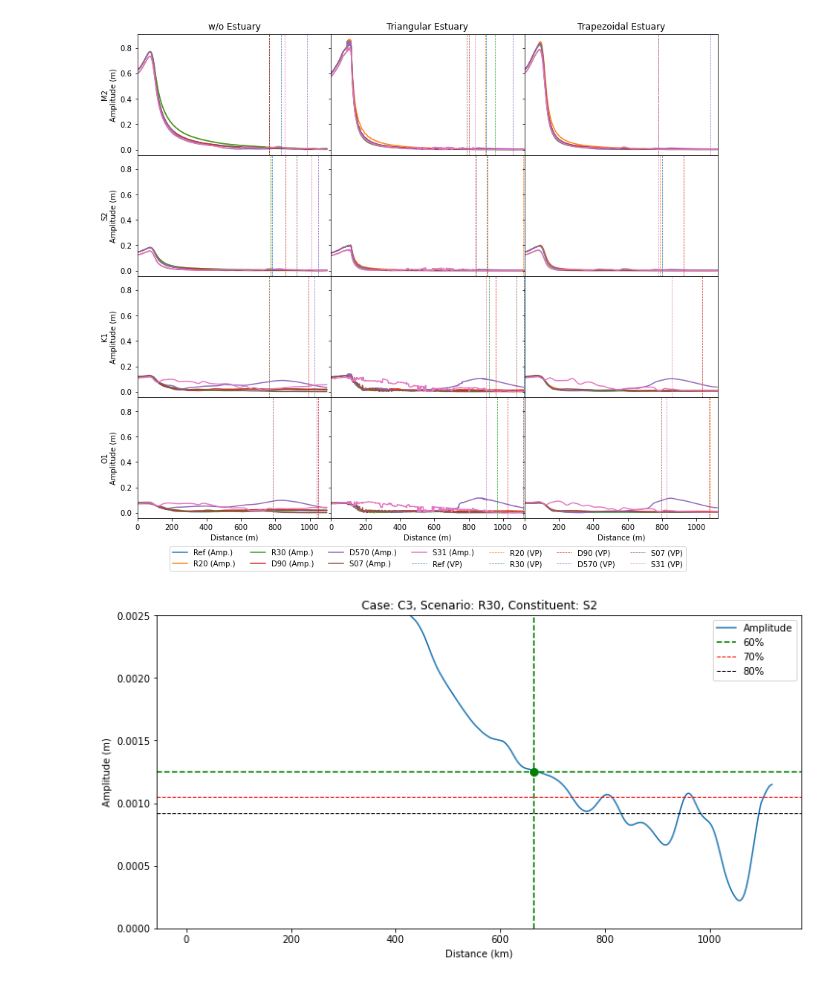
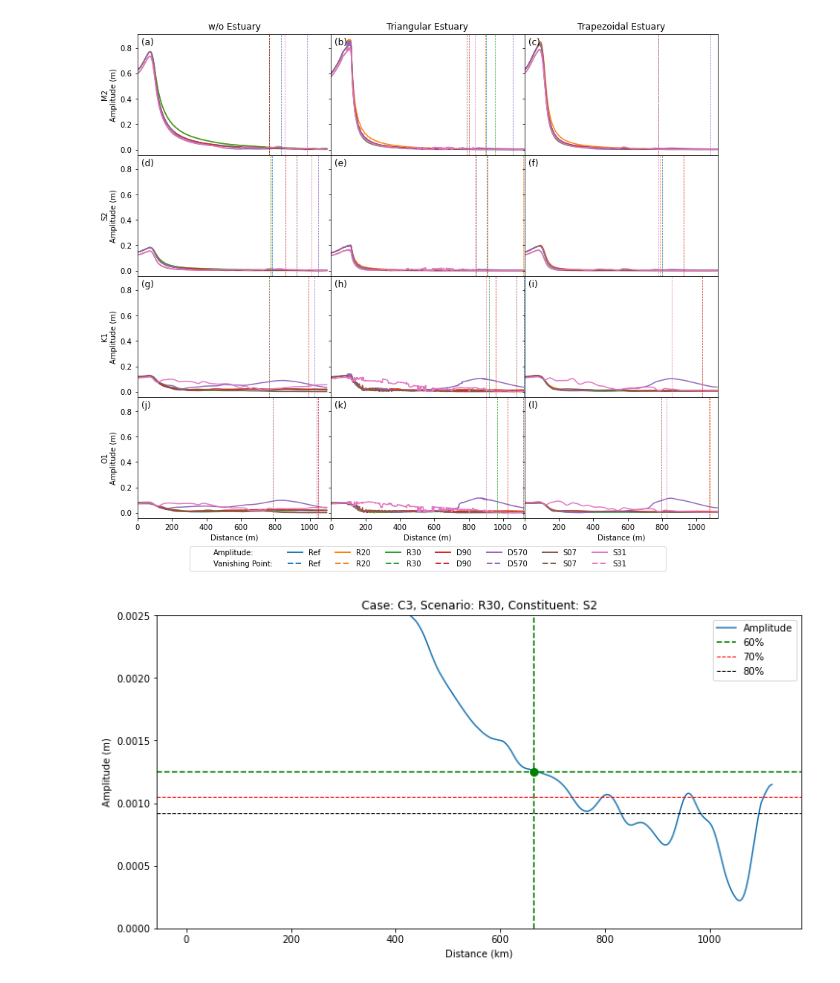
Before and after one commit to cheginit/coastal_transition_zone, a Jupyter notebook: notebooks/tidal_vanishing.ipynb, the cells around one changed output. Drawn from its saved outputs; the diff is of its cells as text; code cells hidden in the pictures.

Commit message:
ENH: Add subfigure caption to all plots

```diff
--- a/notebooks/tidal_vanishing.ipynb
+++ b/notebooks/tidal_vanishing.ipynb
@@ -128,12 +129,14 @@ fig, axs = plt.subplots(
 )
 tcs = list(tlz.partition(3, itertools.product(principals, CLASSES)))
 vanish_pts = {}
-
+alphabest = [f"({s})" for s in string.ascii_lowercase[: len(axs) * len(axs[0])]]
+fig_label = list(tlz.partition(len(axs[0]), alphabest))
 for i in range(4):
     vp_x = defaultdict(dict)
     for j in range(3):
         tc, cl = tcs[i][j]
         ax = axs[i][j]
+        text = fig_label[i][j]
 
         win_width = int(
             0.02 * amps[cl]["x"]["Ref"].max() / amps[cl]["x"]["Ref"].diff().max()
@@ -143,40 +146,66 @@ for i in range(4):
         amp = amp.iloc[::-1].rolling(window=indexer, min_periods=1).mean().iloc[::-1]
         amp = amp.rolling(window=indexer, min_periods=1).mean()
         lines = ax.plot(amp)
+        colors = [line.get_color() for line in lines]
+        scenarios = amp.columns
 
         excd = gh.exceedance(amp)
-        for line, s in zip(lines, amp.columns):
+        handles = []
+        for c, s in zip(colors, scenarios):
+            handles.append(
+                [
+                    plt.Line2D([0], [0], color=c, label=s, lw=2),
+                    plt.Line2D([0], [0], color=c, label=s, lw=2, ls="--"),
+                ]
+            )
             vp_t = excd[excd[f"{s}_rank"] <= 70].iloc[-1][s]
             vp_idx = amp[s][
                 amp[s].rolling(win_width, center=True).max() > vp_t
             ].last_valid_index()
             if len(amp) - vp_idx >= win_width:
                 vp_x[cl][s] = amps[cl]["x"].iloc[vp_idx - win_width][s]
-                ax.axvline(vp_x[cl][s], ls="--", c=line.get_color(), lw=0.7)
+                ax.axvline(vp_x[cl][s], ls="--", c=c, lw=0.7)
             else:
                 vp_x[cl][s] = np.nan
 
+        handles = (
+            [
+                plt.Line2D([0], [0], color="w", label="Amplitude:"),
+                plt.Line2D([0], [0], color="w", label="Vanishing Point:"),
+            ]
+            + list(tlz.concat(handles))
+            + [plt.Line2D([0], [0], color="w")]
+        )
+        ax.text(
+            0.02,
+            0.97,
+            text,
+            size=12,
+            horizontalalignment="left",
+            verticalalignment="top",
+            transform=ax.transAxes,
+        )
         ax.margins(x=0)
         if i == 0:
             ax.set_title(CLASSES[cl])
         if j == 0:
             ax.set_ylabel(f"{tc}\nAmplitude (m)")
         if i == 3:
             ax.set_xlabel("Distance (m)")
         if i == 3 and j == 1:
             legends = [f"{s} (Amp.)" for s in amp.columns] + [
                 f"{s} (VP)" for s in amp.columns
             ]
             ax.legend(
-                legends,
+                handles=handles,
                 loc="upper center",
                 bbox_to_anchor=(0.5, -0.2),
-                ncol=len(amp.columns),
+                ncol=len(amp.columns) + 2,
             )
     vanish_pts[tc] = pd.DataFrame(vp_x)
 fig.savefig(Path(img_path, "vanishing_point.png"), **SAVE_KWDS)
 # %% [output]
-[figure, old version]
+[figure, new version]
 # %%
 for c, df in vanish_pts.items():
     df.to_csv(Path(out_path, f"vp_{c}.csv"))
```
Also changed, not shown: parts of 1 cell of this notebook, 2 other files.
